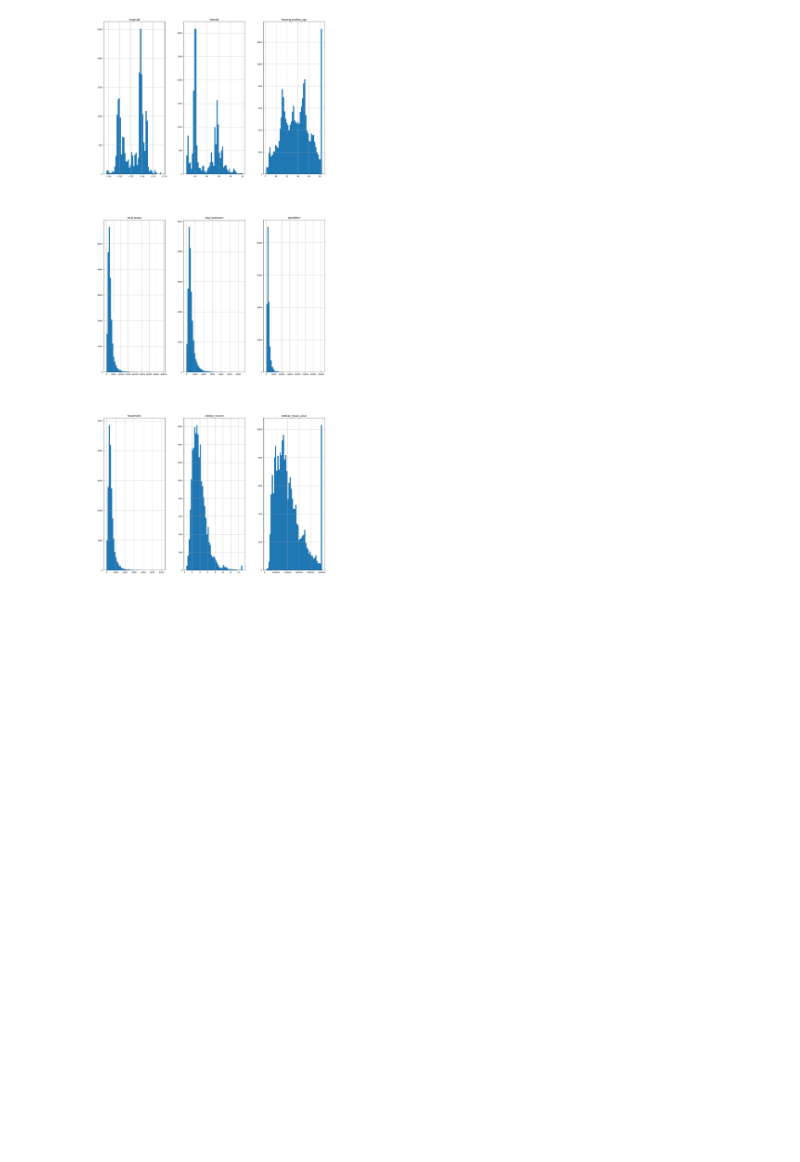
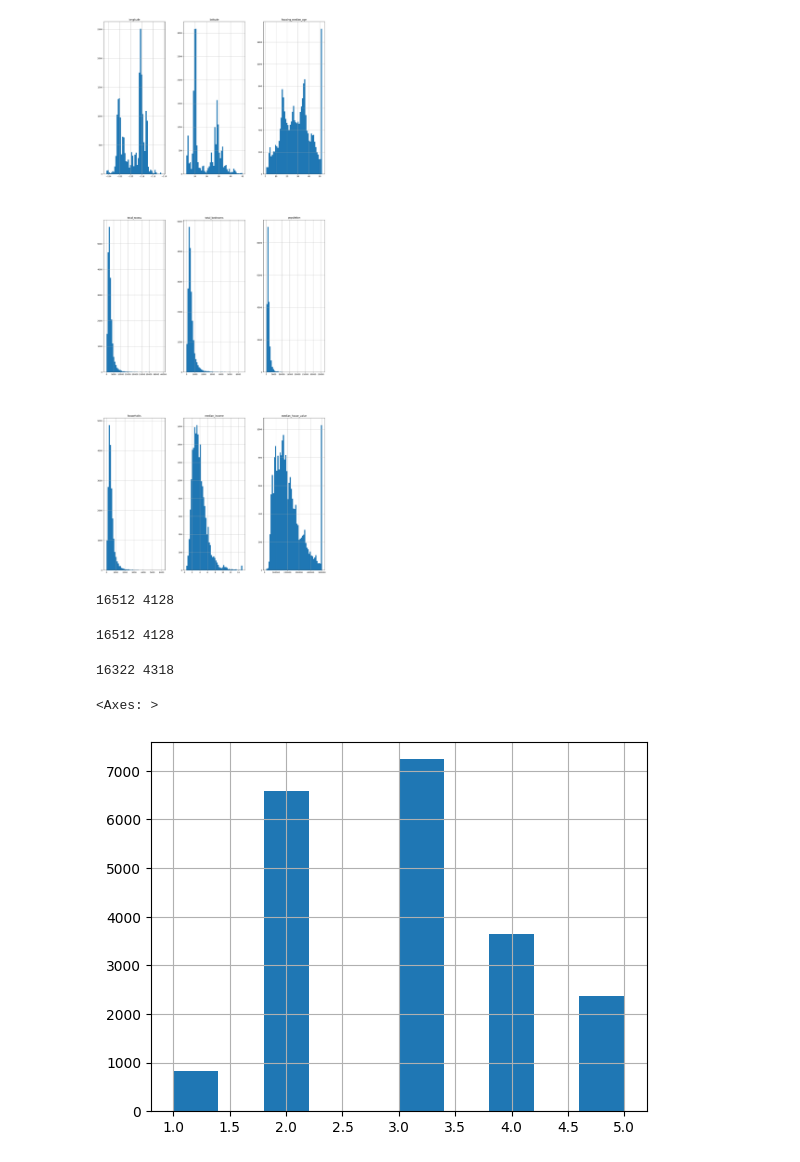
Before and after one commit to lihui1625/machineLearning, a Jupyter notebook: ML_02_01.ipynb, the cells around one changed output. Saved outputs shown, nothing was run; the diff lists cells and outputs as text; code cells hidden in the pictures; blank space fills up the shorter version.

```diff
--- a/ML_02_01.ipynb
+++ b/ML_02_01.ipynb
@@ -81,3 +81,49 @@ housing.hist(bins=50, figsize=(20,50))
 plt.show()
 # %% [output]
 [figure]
+# %%
+import numpy as np
+
+def split_train_test(data, test_ratio):
+  shuffled_indices = np.random.permutation(len(data))
+  test_set_size = int(len(data) * test_ratio)
+  test_indices = shuffled_indices[:test_set_size]
+  train_indices = shuffled_indices[test_set_size:]
+  return data.iloc[train_indices], data.iloc[test_indices]
+
+train_set, test_set = split_train_test(housing, 0.2)
+print(len(train_set), len(test_set))
+# %% [output]
+16512 4128
+# %%
+from zlib import crc32
+import numpy as np
+
+
+def test_set_check(identifier, test_ratio):
+  return crc32(np.int64(identifier)) & 0xffffffff < test_ratio*2**32
+
+def split_train_test_by_id(data, test_ratio, id_column):
+  ids = data[id_column]
+  in_test_set = ids.apply(lambda id_:test_set_check(id_,test_ratio))
+  return data.loc[~in_test_set], data.loc[in_test_set]
+
+housing_with_id = housing.reset_index()
+train_set,test_set = split_train_test_by_id(housing_with_id, 0.2, "index")
+
+print(len(train_set), len(test_set))
+# %% [output]
+16512 4128
+# %%
+housing_with_id["id"] = housing["longitude"]*1000 + housing["latitude"]
+train_set,test_set = split_train_test_by_id(housing_with_id, 0.2, "id")
+
+print(len(train_set), len(test_set))
+# %% [output]
+16322 4318
+# %%
+housing["income_cat"] = pd.cut(housing["median_income"], bins=[0.,1.5,3.0,4.5,6.0,np.inf],labels=[1,2,3,4,5])
+housing["income_cat"].hist()
+# %% [output]
+<Axes: >
+[figure, added]
```
Also changed, not shown: parts of 3 cells of this notebook.
